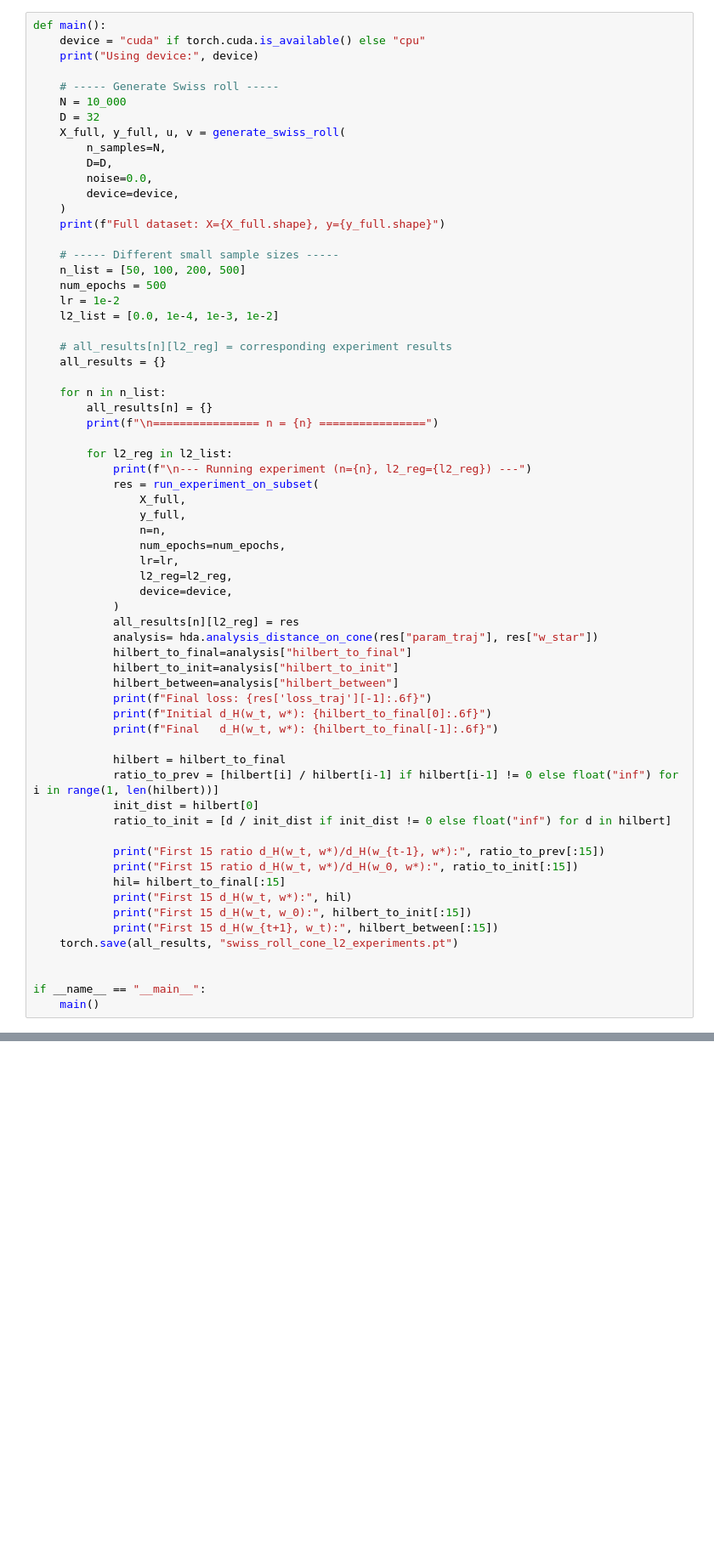
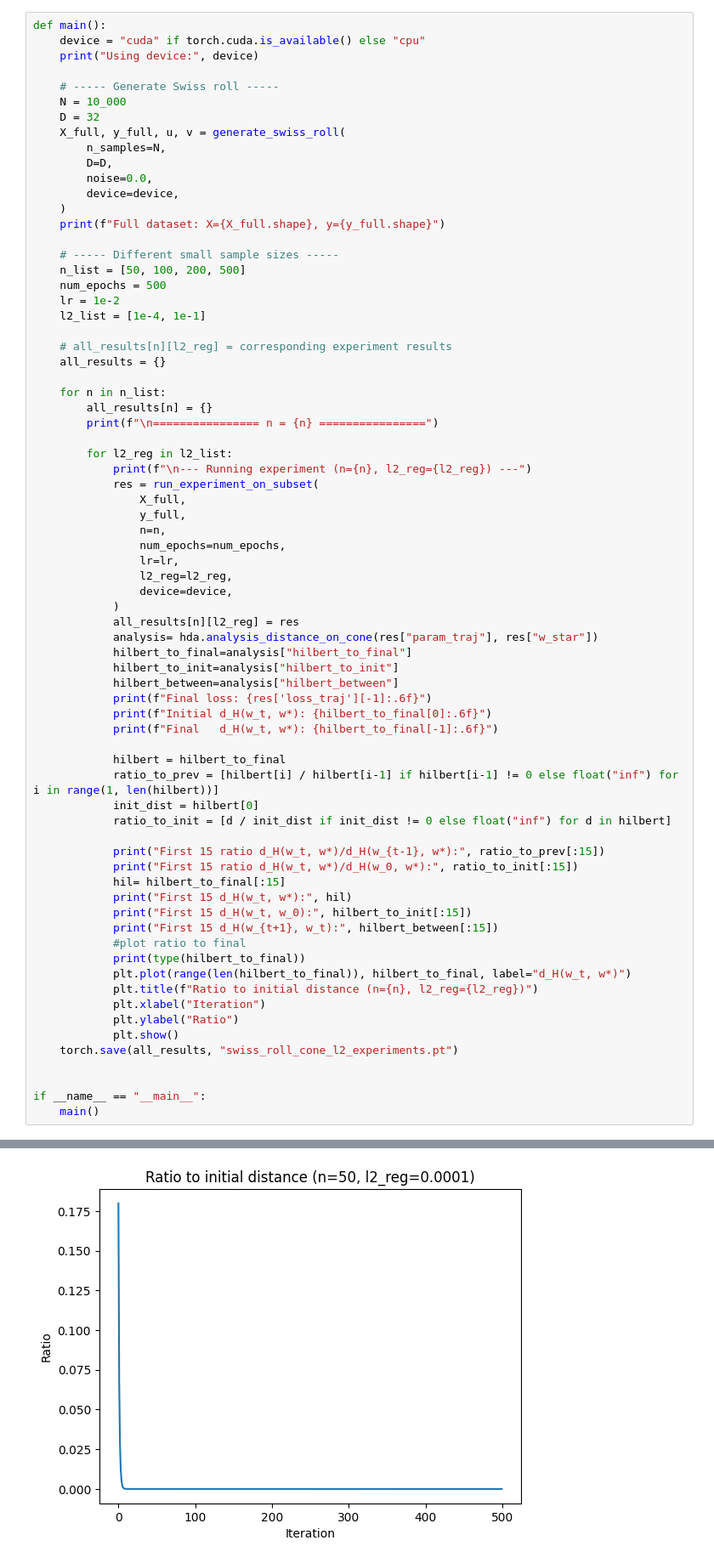
Before and after one commit to cis-aconiticacid/Hilbert_Metric_on_gradient_flow, a Jupyter notebook: swiss_roll_models/notebook/regression/l2_regulizer_SP.ipynb, the cells around one changed output, grey strips where cells are left out. Shown at 85% size. Cells and saved outputs as stored; diff of their text form; blank space fills up the shorter version.

```diff
--- a/swiss_roll_models/notebook/regression/l2_regulizer_SP.ipynb
+++ b/swiss_roll_models/notebook/regression/l2_regulizer_SP.ipynb
@@ -102,7 +102,7 @@ def main():
     n_list = [50, 100, 200, 500]
     num_epochs = 500
     lr = 1e-2
-    l2_list = [0.0, 1e-4, 1e-3, 1e-2]
+    l2_list = [1e-4, 1e-1]
 
     # all_results[n][l2_reg] = corresponding experiment results
     all_results = {}
@@ -142,6 +142,13 @@ def main():
             print("First 15 d_H(w_t, w*):", hil)
             print("First 15 d_H(w_t, w_0):", hilbert_to_init[:15])
             print("First 15 d_H(w_{t+1}, w_t):", hilbert_between[:15])
+            #plot ratio to final
+            print(type(hilbert_to_final))
+            plt.plot(range(len(hilbert_to_final)), hilbert_to_final, label="d_H(w_t, w*)")
+            plt.title(f"Ratio to initial distance (n={n}, l2_reg={l2_reg})")
+            plt.xlabel("Iteration")
+            plt.ylabel("Ratio")
+            plt.show()
     torch.save(all_results, "swiss_roll_cone_l2_experiments.pt")
 
 
@@ -167,0 +173 @@ First 15 d_H(w_{t+1}, w_t): [0.31889909505844116, 0.17570939660072327, 0.1197491
+[figure, added]
```
Also changed, not shown: parts of 2 cells of this notebook, 4 other files.
